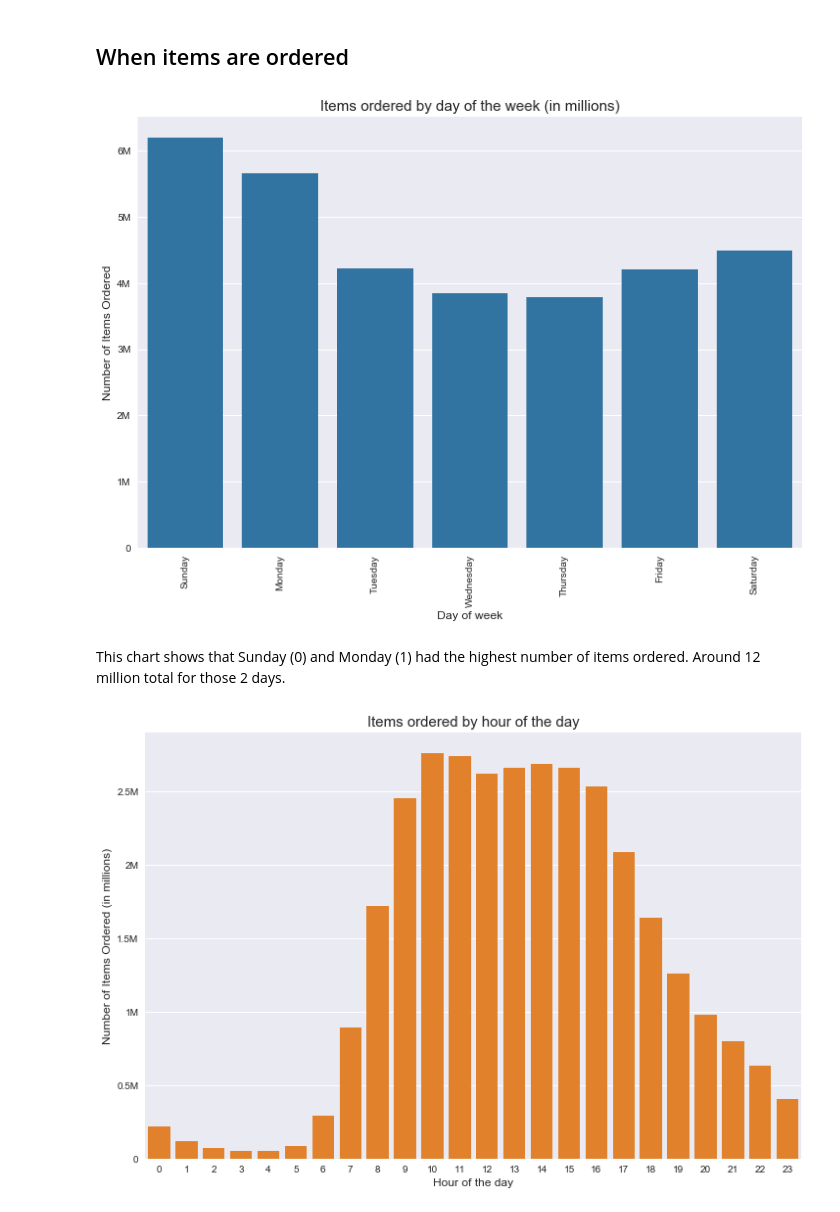
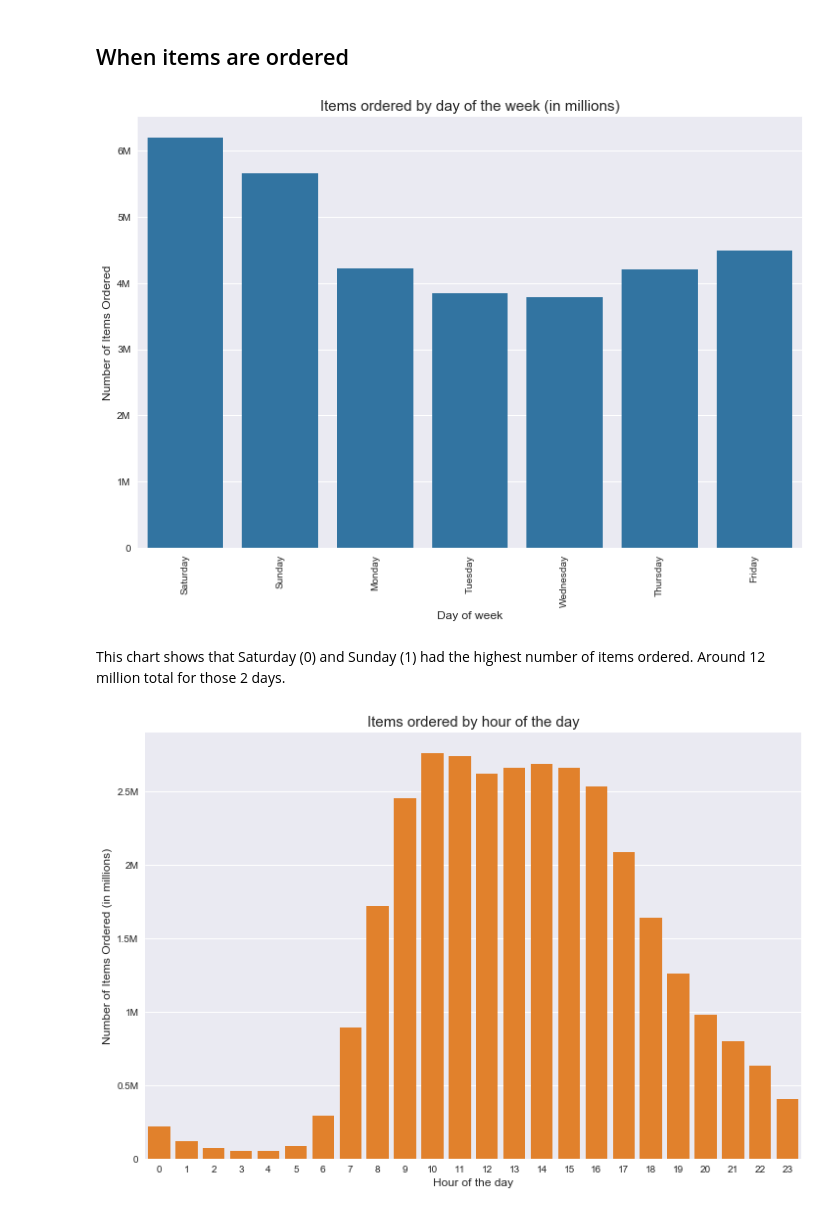
Before and after one commit to jsenft/instacart, a Jupyter notebook: Instacart-EDA-jjs.ipynb, the cells around one changed output. Saved outputs shown, nothing was run; the diff lists cells and outputs as text; code cells hidden in the pictures.

```diff
--- a/Instacart-EDA-jjs.ipynb
+++ b/Instacart-EDA-jjs.ipynb
@@ -168,17 +169,17 @@ We have 69145 items categorized as "missing" depertment, all with the same "aisl
 # %%
 plt.figure(figsize=(12,8))
 sns.countplot(x="order_dow", data=merge_prior, color=color[0])
 plt.ylabel('Number of Items Ordered', fontsize=12)
 plt.xlabel('Day of week', fontsize=12)
-plt.xticks([0, 1, 2, 3, 4, 5, 6],['Sunday', 'Monday', 'Tuesday', 'Wednesday', 'Thursday', 'Friday', 'Saturday'])
+plt.xticks([0, 1, 2, 3, 4, 5, 6],['Saturday', 'Sunday', 'Monday', 'Tuesday', 'Wednesday', 'Thursday', 'Friday'])
 plt.xticks(rotation='vertical')
 plt.yticks([0, 1000000, 2000000, 3000000, 4000000, 5000000, 6000000], ['0', '1M', '2M', '3M', '4M', '5M', '6M'])
 plt.title("Items ordered by day of the week (in millions)", fontsize=15)
 plt.show()
 # %% [output]
-[figure, old version]
+[figure, new version]
 # %% [markdown]
-This chart shows that Sunday (0) and Monday (1) had the highest number of items ordered. Around 12 million total for those 2 days.
+This chart shows that Saturday (0) and Sunday (1) had the highest number of items ordered. Around 12 million total for those 2 days.
 # %%
 plt.figure(figsize=(12,8))
 sns.countplot(x="order_hour_of_day", data=merge_prior, color=color[1])
```
Also changed, not shown: parts of 8 cells of this notebook.
